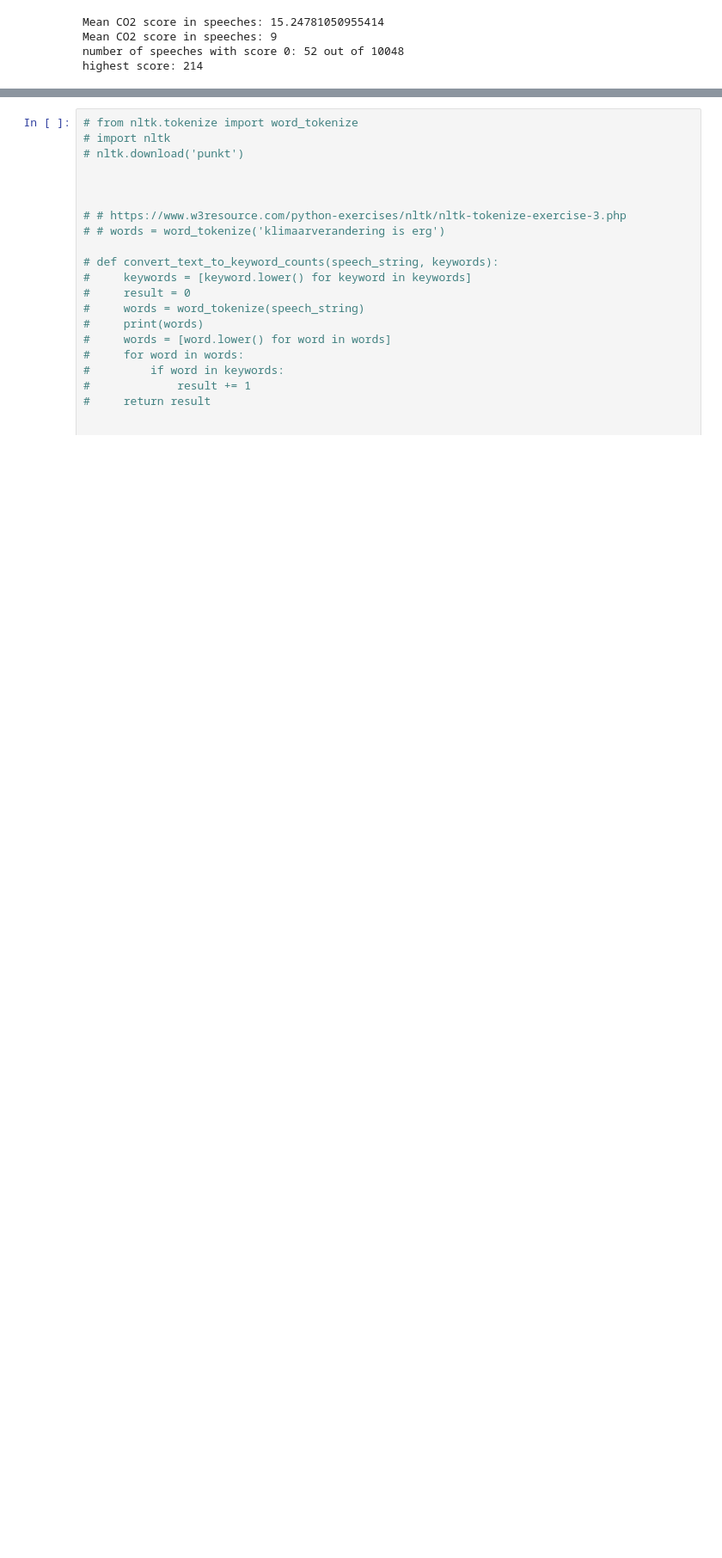
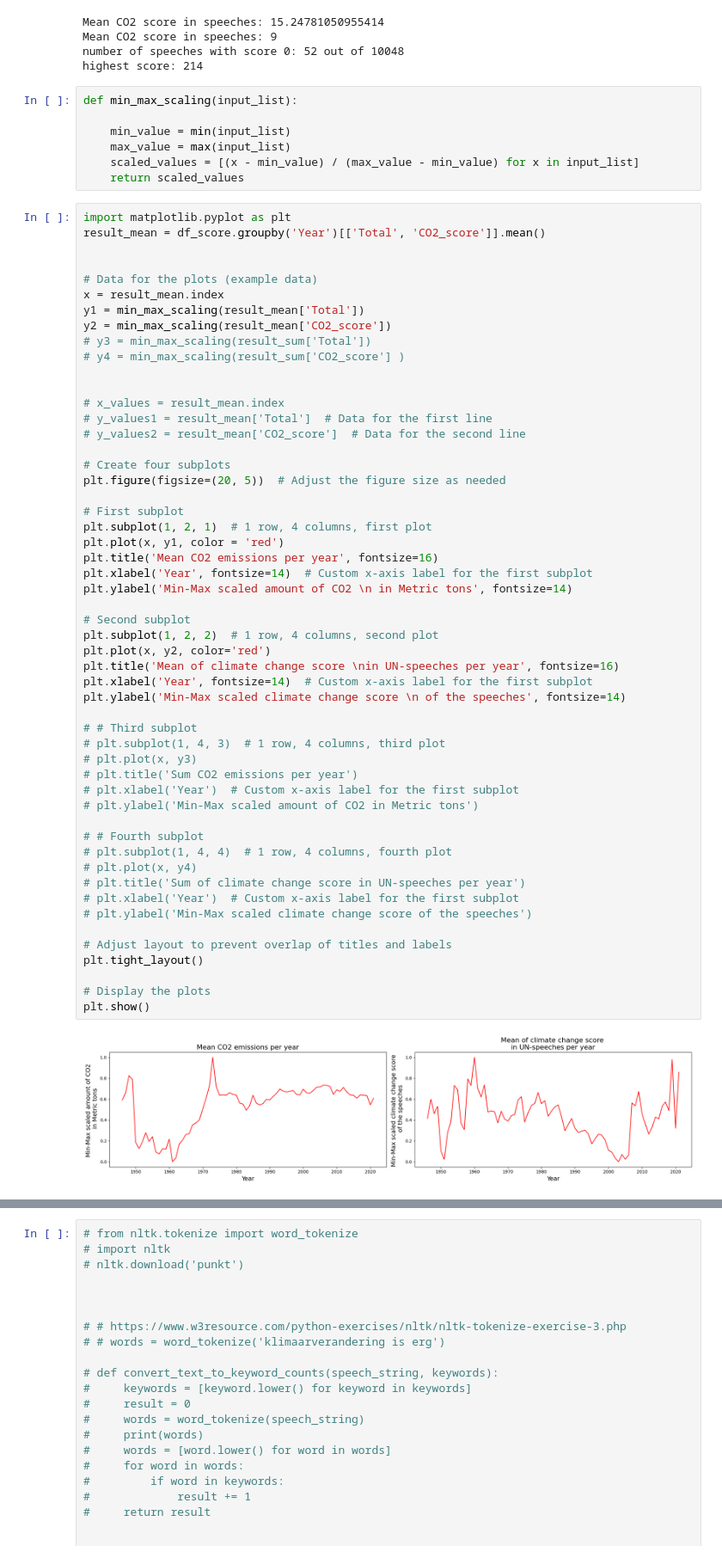
Before and after one commit to JuliusHuizing/fundamentals_of_data_science_shared, a Jupyter notebook: main.ipynb, the cells around one changed output, grey strips where cells are left out. Shown at 86% size. Cells and saved outputs as stored; diff of their text form; blank space fills up the shorter version.

```diff
--- a/main.ipynb
+++ b/main.ipynb
@@ -372,3 +379,65 @@ Mean CO2 score in speeches: 15.24781050955414
 Mean CO2 score in speeches: 9
 number of speeches with score 0: 52 out of 10048
 highest score: 214
+# %%
+def min_max_scaling(input_list):
+
+    min_value = min(input_list)
+    max_value = max(input_list)
+    scaled_values = [(x - min_value) / (max_value - min_value) for x in input_list]
+    return scaled_values
+# %%
+import matplotlib.pyplot as plt
+result_mean = df_score.groupby('Year')[['Total', 'CO2_score']].mean()
+
+
+# Data for the plots (example data)
+x = result_mean.index
+y1 = min_max_scaling(result_mean['Total'])
+y2 = min_max_scaling(result_mean['CO2_score'])
+# y3 = min_max_scaling(result_sum['Total'])
+# y4 = min_max_scaling(result_sum['CO2_score'] )
+
+
+# x_values = result_mean.index
+# y_values1 = result_mean['Total']  # Data for the first line
+# y_values2 = result_mean['CO2_score']  # Data for the second line
+
+# Create four subplots
+plt.figure(figsize=(20, 5))  # Adjust the figure size as needed
+
+# First subplot
+plt.subplot(1, 2, 1)  # 1 row, 4 columns, first plot
+plt.plot(x, y1, color = 'red')
+plt.title('Mean CO2 emissions per year', fontsize=16)
+plt.xlabel('Year', fontsize=14)  # Custom x-axis label for the first subplot
+plt.ylabel('Min-Max scaled amount of CO2 \n in Metric tons', fontsize=14)
+
+# Second subplot
+plt.subplot(1, 2, 2)  # 1 row, 4 columns, second plot
+plt.plot(x, y2, color='red')
+plt.title('Mean of climate change score \nin UN-speeches per year', fontsize=16)
+plt.xlabel('Year', fontsize=14)  # Custom x-axis label for the first subplot
+plt.ylabel('Min-Max scaled climate change score \n of the speeches', fontsize=14)
+
+# # Third subplot
+# plt.subplot(1, 4, 3)  # 1 row, 4 columns, third plot
+# plt.plot(x, y3)
+# plt.title('Sum CO2 emissions per year')
+# plt.xlabel('Year')  # Custom x-axis label for the first subplot
+# plt.ylabel('Min-Max scaled amount of CO2 in Metric tons')
+
+# # Fourth subplot
+# plt.subplot(1, 4, 4)  # 1 row, 4 columns, fourth plot
+# plt.plot(x, y4)
+# plt.title('Sum of climate change score in UN-speeches per year')
+# plt.xlabel('Year')  # Custom x-axis label for the first subplot
+# plt.ylabel('Min-Max scaled climate change score of the speeches')
+
+# Adjust layout to prevent overlap of titles and labels
+plt.tight_layout()
+
+# Display the plots
+plt.show()
+# %% [output]
+[figure, added]
```
Also changed, not shown: parts of 6 cells of this notebook.
